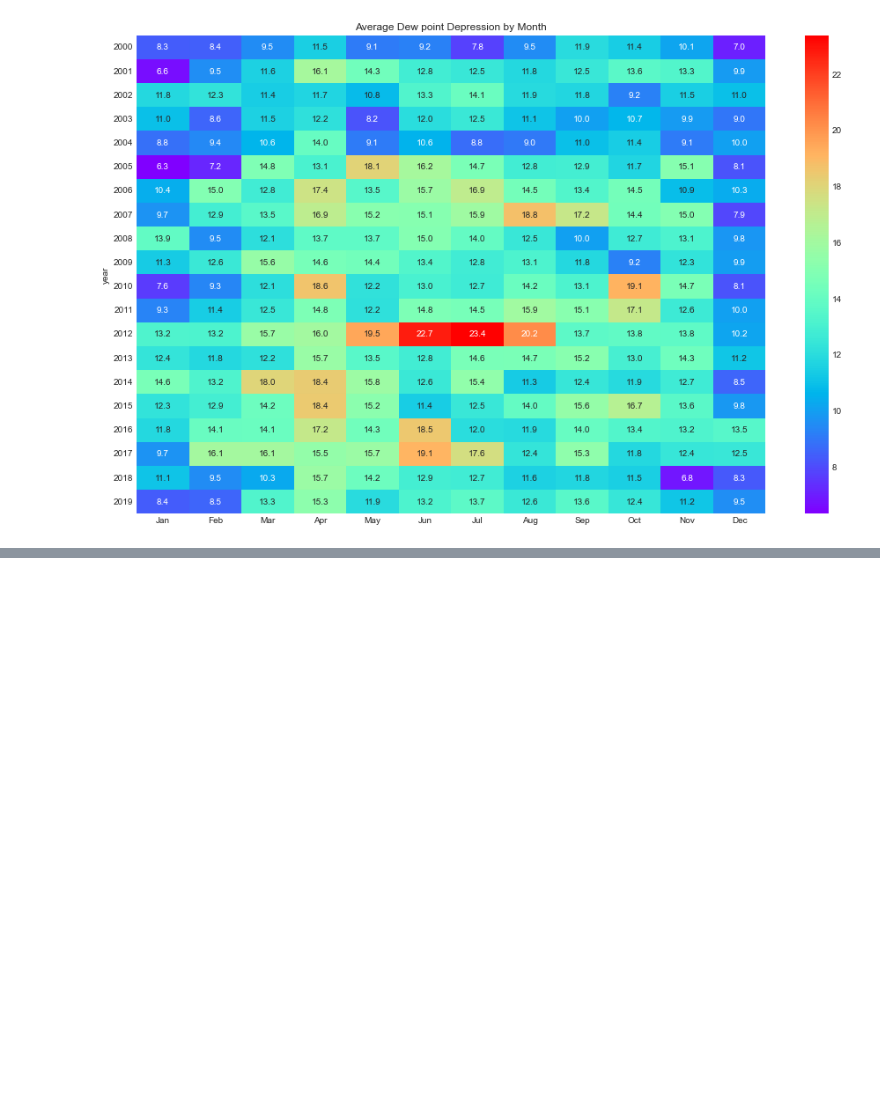
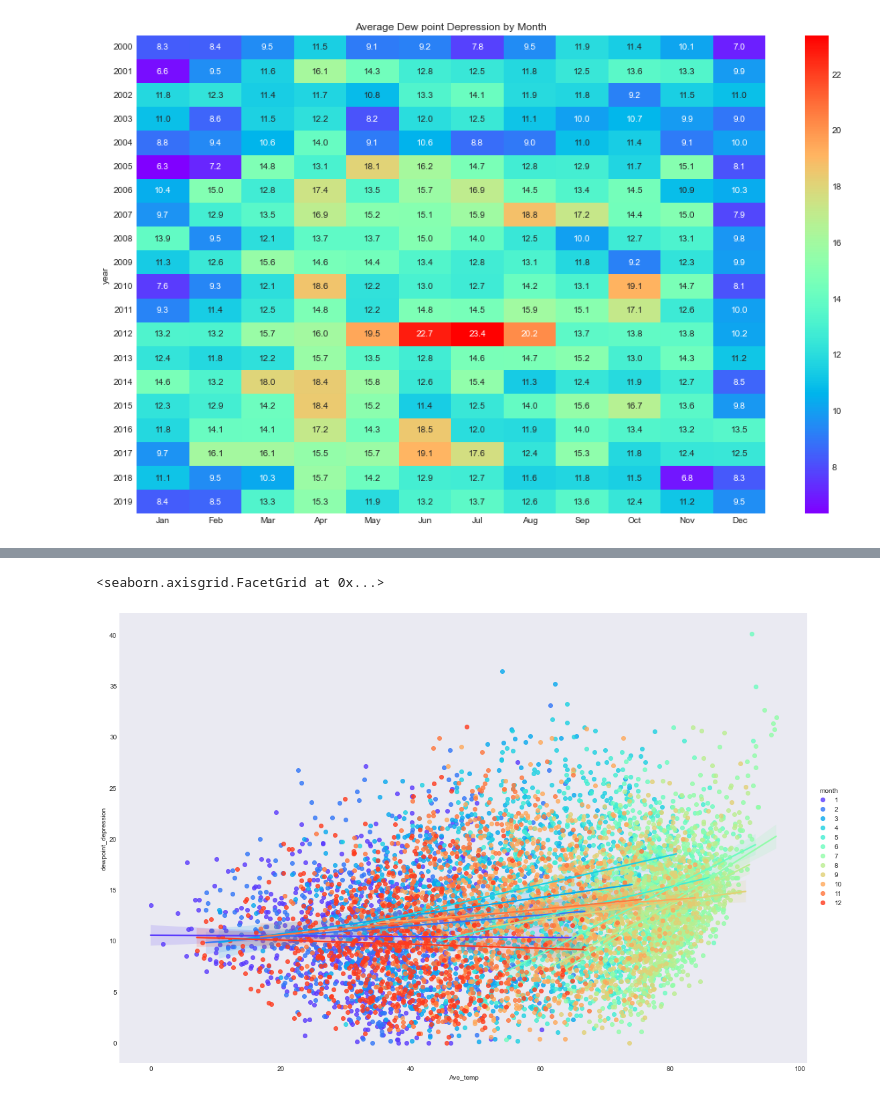
Before and after one commit to billtell/NOAA_GSOD_LambertSTL_2000to2022, a Jupyter notebook: GSOD_lambertSTL_EDA.ipynb, the cells around one changed output, grey strips where cells are left out. Drawn from its saved outputs; the diff is of its cells as text; code cells hidden in the pictures; blank space fills up the shorter version.

Commit message:
lmplots added

```diff
--- a/GSOD_lambertSTL_EDA.ipynb
+++ b/GSOD_lambertSTL_EDA.ipynb
@@ -830,0 +863,6 @@ plt.show()
+# %%
+
+sns.lmplot(x="Ave_temp", y="dewpoint_depression", hue="month", data=lambert, height=10, aspect=1.5, palette='rainbow')
+# %% [output]
+<seaborn.axisgrid.FacetGrid at 0x...>
+[figure, added]
```
Also changed, not shown: parts of 2 cells of this notebook.
